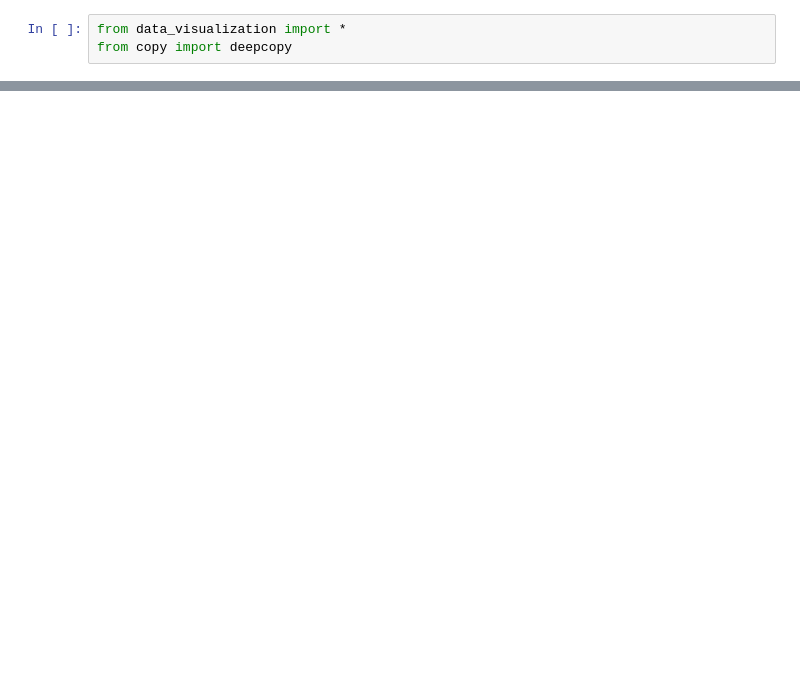
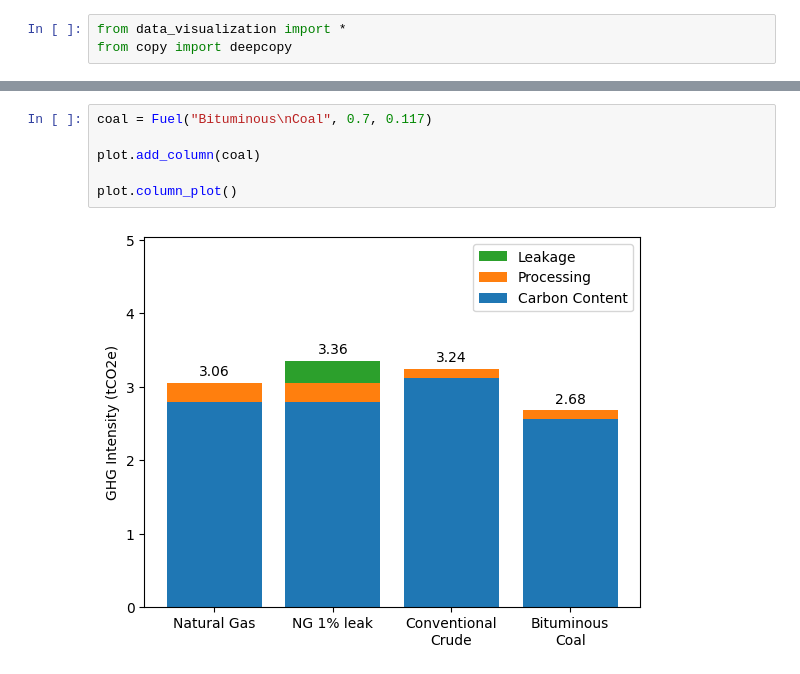
Before and after one commit to epjoiner/GGI_Shiny, a Jupyter notebook: dataviz.ipynb, the cells around one changed output, grey strips where cells are left out. Saved outputs shown, nothing was run; the diff lists cells and outputs as text; blank space fills up the shorter version.

```diff
--- a/dataviz.ipynb
+++ b/dataviz.ipynb
@@ -16,0 +17,8 @@ plot.column_plot()
+# %%
+coal = Fuel("Bituminous\nCoal", 0.7, 0.117)
+
+plot.add_column(coal)
+
+plot.column_plot()
+# %% [output]
+[figure, added]
```
Also changed, not shown: parts of 1 cell of this notebook, 1 other file.
